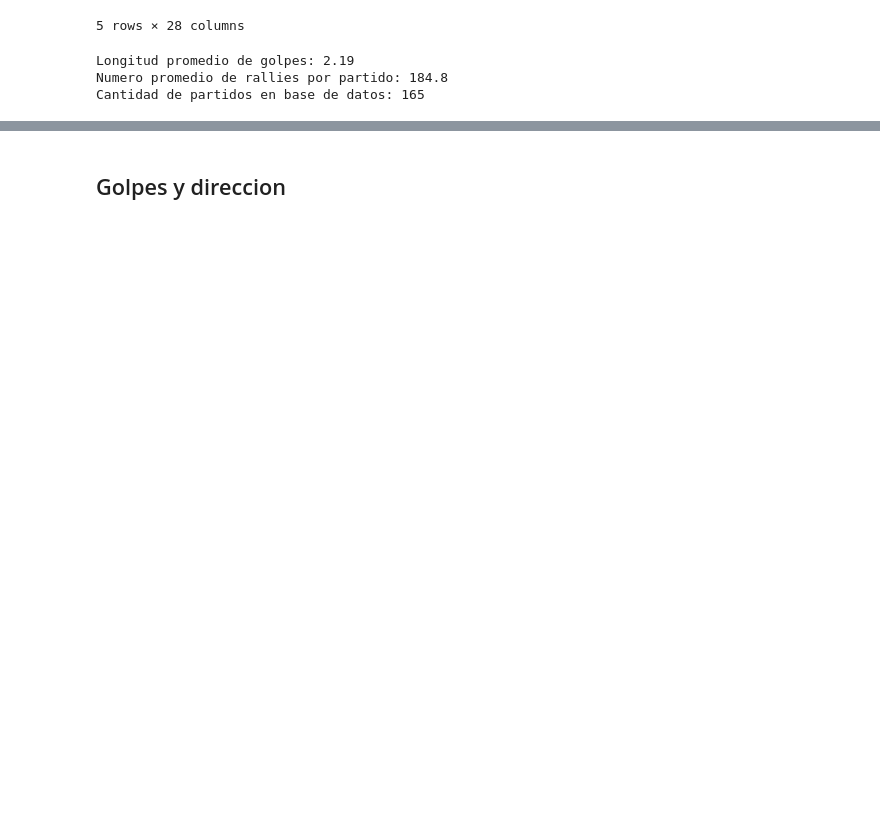
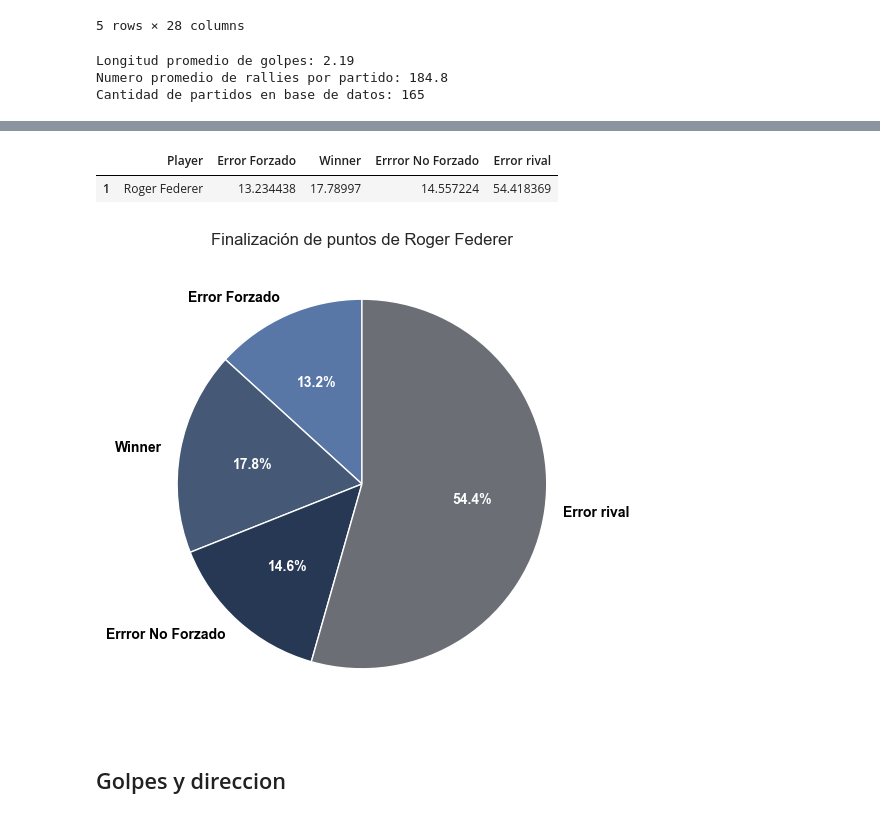
Before and after one commit to adelgado24/TP_final, a Jupyter notebook: tenis/Demo.ipynb, the cells around one changed output, grey strips where cells are left out. Drawn from its saved outputs; the diff is of its cells as text; code cells hidden in the pictures; blank space fills up the shorter version.

```diff
--- a/tenis/Demo.ipynb
+++ b/tenis/Demo.ipynb
@@ -111,5 +142,38 @@ df_exploded_ending
 | Player |  |  |  |  |
 | Novak Djokovic | 12.164564 | 14.434868 | 14.489663 | 58.910906 |
 | Roger Federer | 13.234438 | 17.789970 | 14.557224 | 54.418369 |
+# %%
+player_point_endings = df_exploded_ending.reset_index()[df_exploded_ending.reset_index()['Player'] == jugador_elegido]
+player_point_endings
+# %% [output]
+|  | Player | Error Forzado | Winner | Errror No Forzado | Error rival |
+| 1 | Roger Federer | 13.234438 | 17.78997 | 14.557224 | 54.418369 |
+# %%
+#pie chart of player point endings
+colors=['#5876a6','#455875','#273854','#6b6f75']
+
+
+
+# Create the pie chart with the new colors and text properties
+plt.figure(figsize=(10, 6))
+plt.pie(
+    player_point_endings.iloc[:, 1:].values.flatten(),
+    labels=player_point_endings.columns[1:],
+    autopct=lambda p: f'{p:.1f}%',  # Add labels with percentage values
+    startangle=90,
+    colors=colors,
+    textprops={'color': 'black', 'weight': 'bold'}
+)
+
+# Update the percentage text properties to white
+for text in plt.gca().texts:
+    if '%' in text.get_text():
+        text.set_color('white')
+
+plt.title(f'Finalización de puntos de {jugador_elegido}')
+plt.savefig('viz_outputs/finalizacion_puntos.png', facecolor='white', bbox_inches='tight')
+plt.show()
+# %% [output]
+[figure, added]
 # %% [markdown]
 ## Golpes y direccion
```
Also changed, not shown: parts of 11 cells of this notebook, 7 other files.
